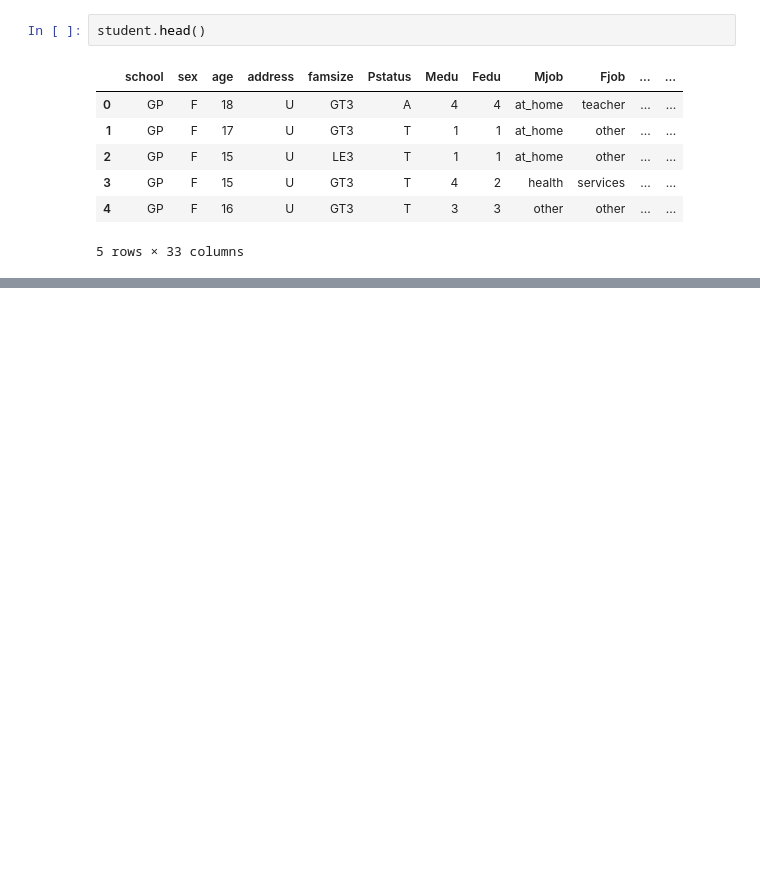
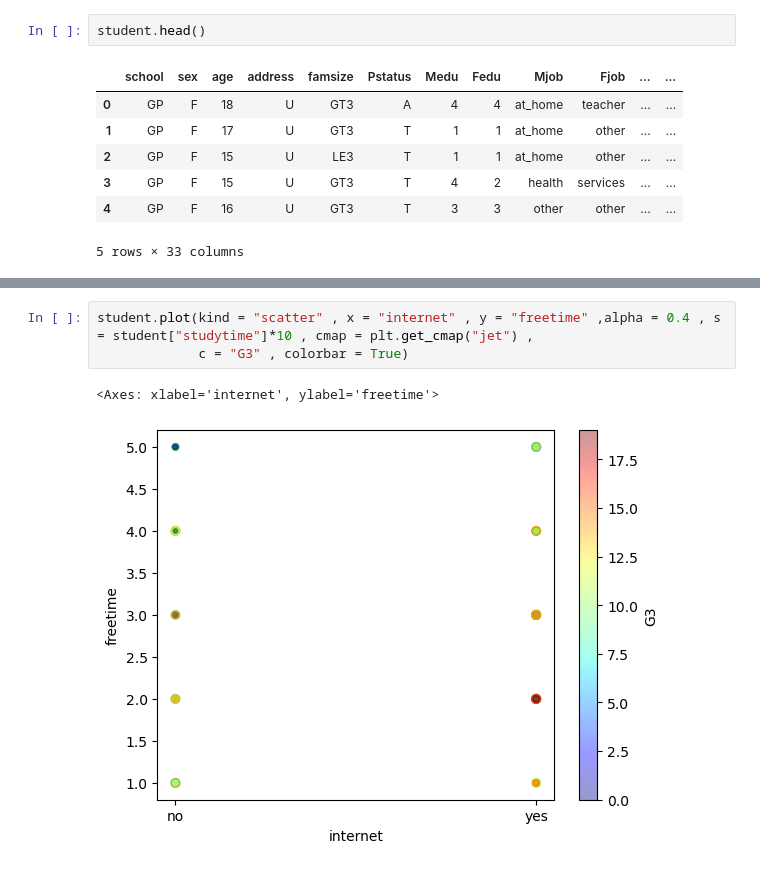
Before and after one commit to bhavani42005/student-performance-ml, a Jupyter notebook: datasets/Students_performance/datasetloading.ipynb, the cells around one changed output, grey strips where cells are left out. Cells and saved outputs as stored; diff of their text form; blank space fills up the shorter version.

```diff
--- a/datasets/Students_performance/datasetloading.ipynb
+++ b/datasets/Students_performance/datasetloading.ipynb
@@ -15,0 +106,6 @@ student.head()
+# %%
+student.plot(kind = "scatter" , x = "internet" , y = "freetime" ,alpha = 0.4 , s = student["studytime"]*10 , cmap = plt.get_cmap("jet") ,
+             c = "G3" , colorbar = True)
+# %% [output]
+<Axes: xlabel='internet', ylabel='freetime'>
+[figure, added]
```
Also changed, not shown: parts of 12 cells of this notebook.
